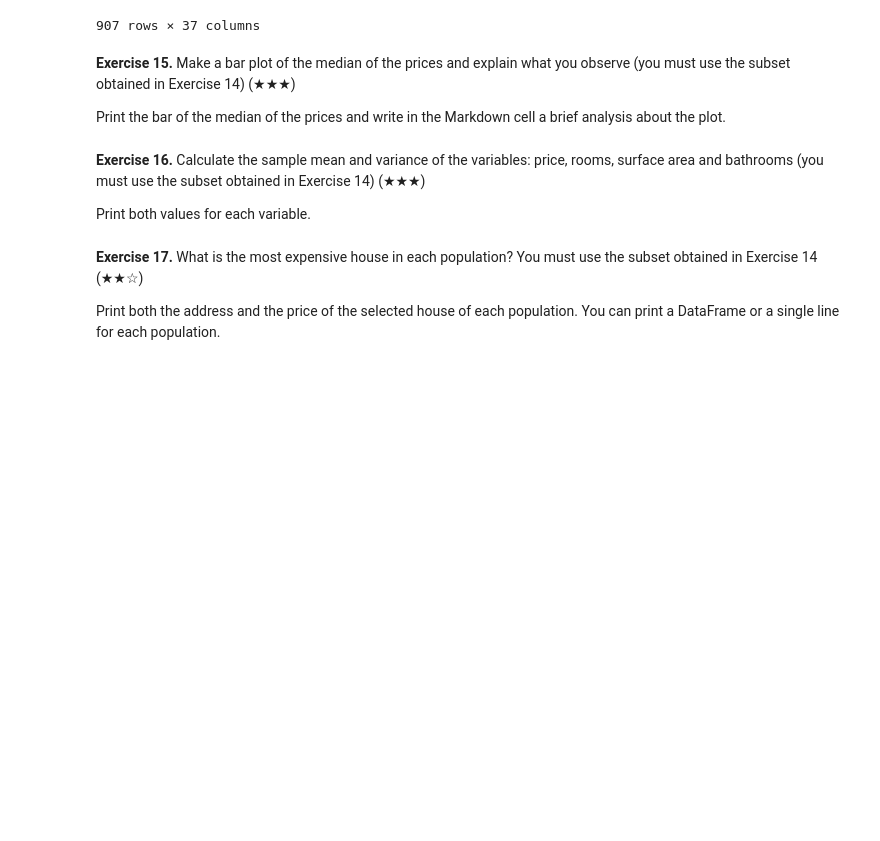
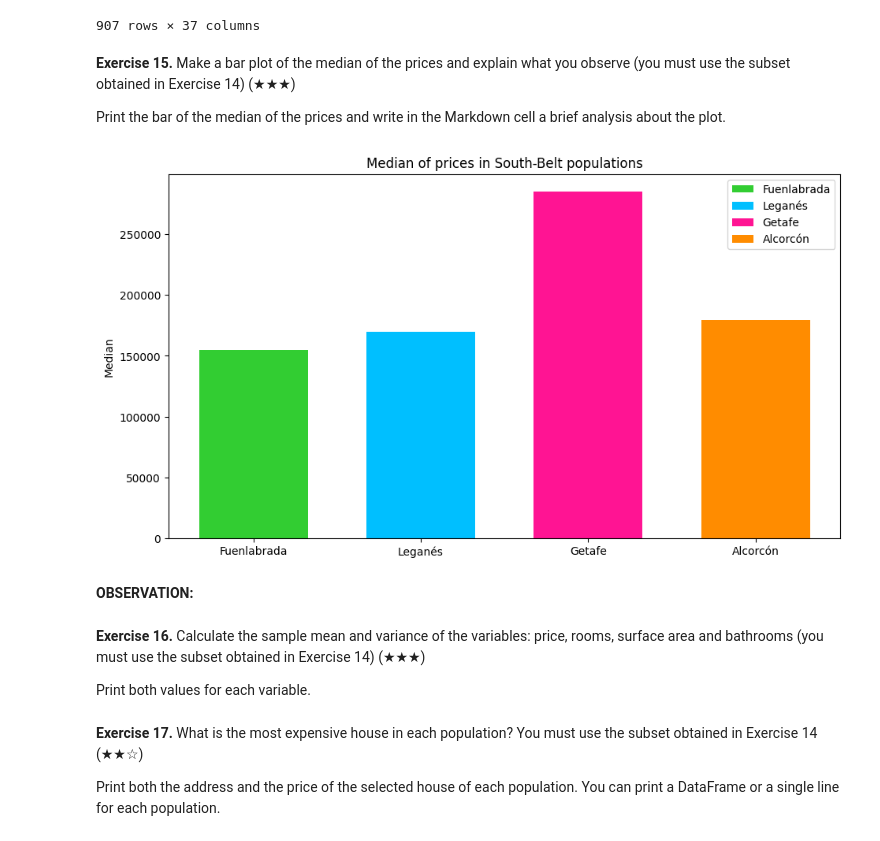
Before and after one commit to Caavlier/Proyect-RealState, a Jupyter notebook: Real_Estate_Clean_Up_Project_0.ipynb, the cells around one changed output. Cells and saved outputs as stored; diff of their text form; code cells hidden in the pictures; blank space fills up the shorter version.

Commit message:
Ex15: Median and bar plot

```diff
--- a/Real_Estate_Clean_Up_Project_0.ipynb
+++ b/Real_Estate_Clean_Up_Project_0.ipynb
@@ -561,6 +561,34 @@ south_belt
 **Exercise 15.** Make a bar plot of the median of the prices and explain what you observe (you must use the subset obtained in Exercise 14) (★★★)
 
 Print the bar of the median of the prices and write in the Markdown cell a brief analysis about the plot.
+# %%
+# DataFrame for each population in south-belt
+Fue = south_belt[south_belt['level5'] == 'Fuenlabrada']
+Leg = south_belt[south_belt['level5'] == 'Leganés']
+Get = south_belt[south_belt['level5'] == 'Getafe']
+Alc = south_belt[south_belt['level5'] == 'Alcorcón']
+
+# Median of price: value separating the higher half from the lower half
+Fue_median = Fue['price'].median()
+Leg_median = Leg['price'].median()
+Get_median = Get['price'].median()
+Alc_median = Alc['price'].median()
+
+# Bar plot
+populations = ['Fuenlabrada', 'Leganés', 'Getafe', 'Alcorcón']
+medians = [Fue_median, Leg_median, Get_median, Alc_median]
+bar_colors = ['limegreen', 'deepskyblue', 'deeppink', 'darkorange']
+
+plt.figure(figsize=(11,6))
+plt.bar(populations, medians, width=0.65, label=populations, color=bar_colors)
+plt.legend()
+plt.ylabel("Median")
+plt.title("Median of prices in South-Belt populations")
+plt.show()
+# %% [output]
+[figure, added]
+# %% [markdown]
+**OBSERVATION:**
 # %% [markdown]
 **Exercise 16.** Calculate the sample mean and variance of the variables: price, rooms, surface area and bathrooms (you must use the subset obtained in Exercise 14) (★★★)
 
```
